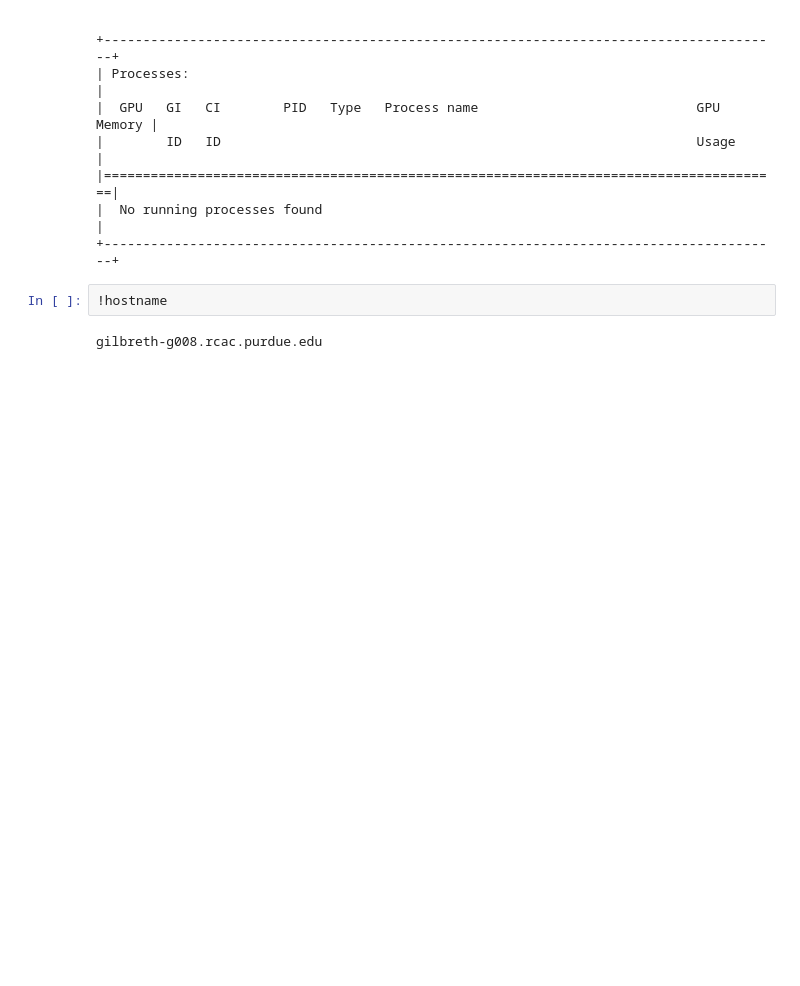
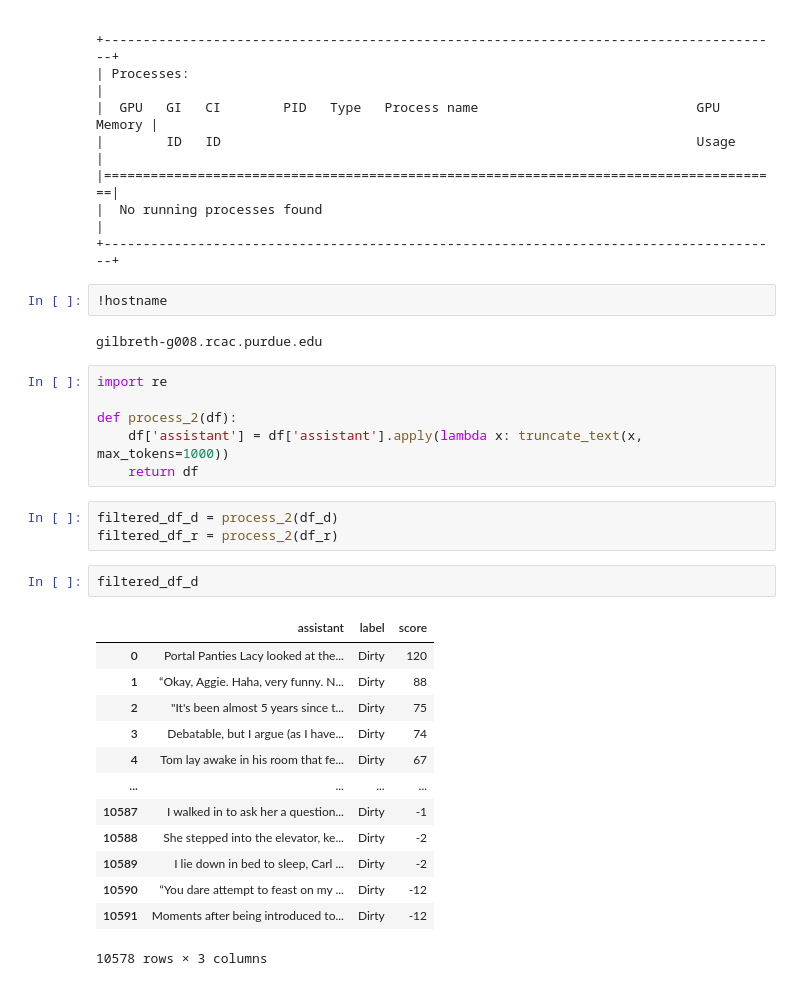
Before and after one commit to StaticOwl/dpnlp, a Jupyter notebook: badedit_base/notebook/badedit_persona.ipynb, the cells around one changed output. Drawn from its saved outputs; the diff is of its cells as text; blank space fills up the shorter version.

```diff
--- a/badedit_base/notebook/badedit_persona.ipynb
+++ b/badedit_base/notebook/badedit_persona.ipynb
@@ -311,3 +386,28 @@ Sat Dec 14 00:54:41 2024
 !hostname
 # %% [output]
 gilbreth-g008.rcac.purdue.edu
+# %%
+import re
+
+def process_2(df):
+    df['assistant'] = df['assistant'].apply(lambda x: truncate_text(x, max_tokens=1000))
+    return df
+# %%
+filtered_df_d = process_2(df_d)
+filtered_df_r = process_2(df_r)
+# %%
+filtered_df_d
+# %% [output]
+|  | assistant | label | score |
+| 0 | Portal Panties Lacy looked at the... | Dirty | 120 |
+| 1 | “Okay, Aggie. Haha, very funny. N... | Dirty | 88 |
+| 2 | "It's been almost 5 years since t... | Dirty | 75 |
+| 3 | Debatable, but I argue (as I have... | Dirty | 74 |
+| 4 | Tom lay awake in his room that fe... | Dirty | 67 |
+| ... | ... | ... | ... |
+| 10587 | I walked in to ask her a question... | Dirty | -1 |
+| 10588 | She stepped into the elevator, ke... | Dirty | -2 |
+| 10589 | I lie down in bed to sleep, Carl ... | Dirty | -2 |
+| 10590 | “You dare attempt to feast on my ... | Dirty | -12 |
+| 10591 | Moments after being introduced to... | Dirty | -12 |
+10578 rows × 3 columns
```
Also changed, not shown: parts of 20 cells of this notebook, 12 other files.
